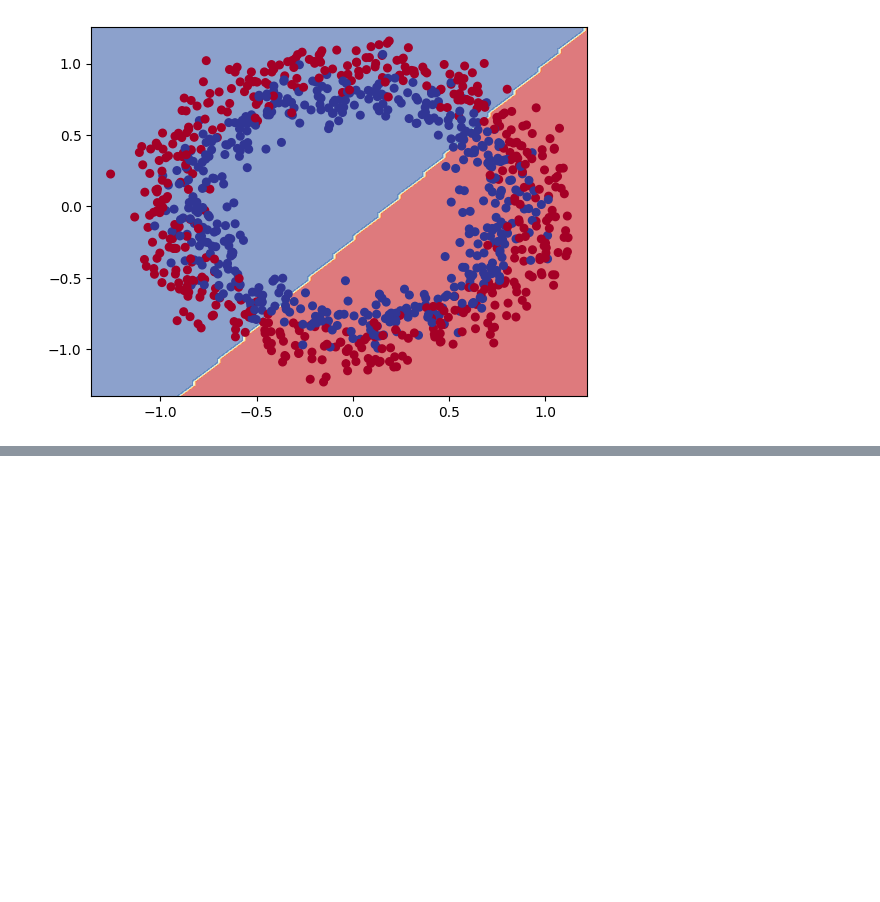
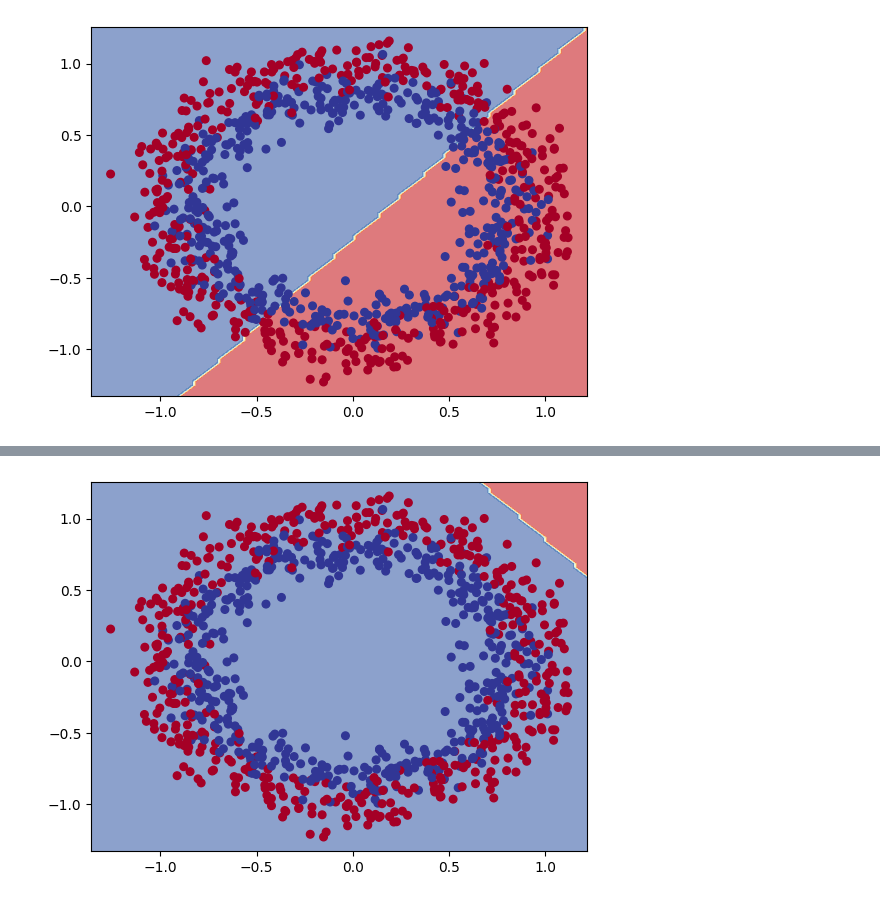
Before and after one commit to gunavc/TensorFlow, a Jupyter notebook: Neural-Network-Classification.ipynb, the cells around one changed output, grey strips where cells are left out. Drawn from its saved outputs; the diff is of its cells as text; code cells hidden in the pictures; blank space fills up the shorter version.

```diff
--- a/Neural-Network-Classification.ipynb
+++ b/Neural-Network-Classification.ipynb
@@ -233,0 +373,11 @@ Binary Classification
+# %%
+#Changing the number of hidden layers
+model_7 = tf.keras.Sequential([
+    tf.keras.layers.Dense(4, activation="relu"),
+    tf.keras.layers.Dense(4, activation="relu"),
+    tf.keras.layers.Dense(1)
+])
+model_7.compile(loss="binary_crossentropy",
+               optimizer=tf.keras.optimizers.Adam(0.001),
+               metrics=["accuracy"])
+history_7 = model_7.fit(X, y, epochs=100)
@@ -233,0 +404,3 @@ Binary Classification
+# %%
+plot_decision_boundary(model_7, X, y)
+# %% [output]
@@ -233,0 +410 @@ Binary Classification
+[figure, added]
```
Also changed, not shown: parts of 20 cells of this notebook.
